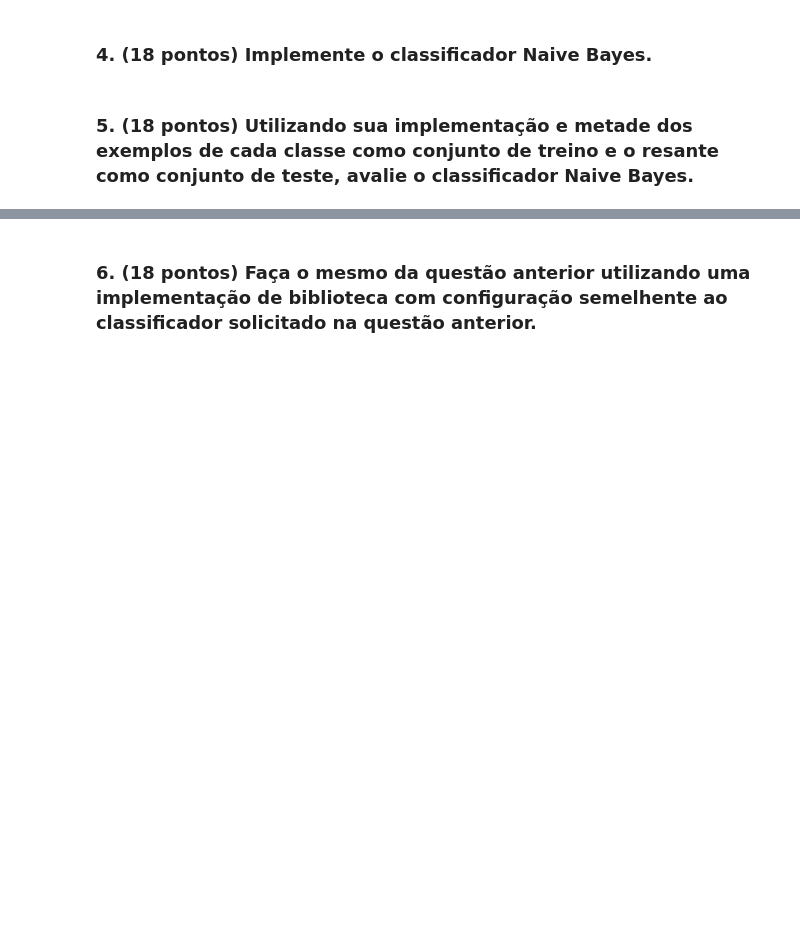
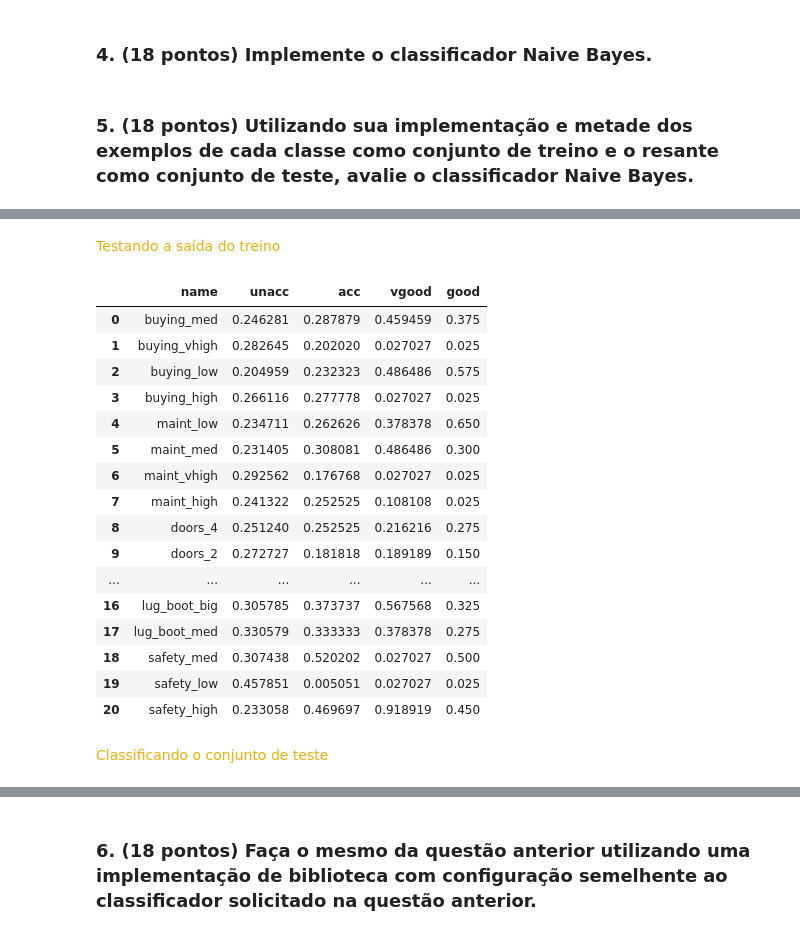
Before and after one commit to yuriresendematias/Aprendizagem-de-Maquina, a Jupyter notebook: Semana 7/Atividade7.ipynb, the cells around one changed output, grey strips where cells are left out. Drawn from its saved outputs; the diff is of its cells as text; code cells hidden in the pictures; blank space fills up the shorter version.

```diff
--- a/Semana 7/Atividade7.ipynb
+++ b/Semana 7/Atividade7.ipynb
@@ -132,2 +257,10 @@ med | unacc 357/1210
 # %% [markdown]
 ### 5. (18 pontos) Utilizando sua implementação e metade dos exemplos de cada classe como conjunto de treino e o resante como conjunto de teste, avalie o classificador Naive Bayes.
+# %%
+from sklearn.model_selection import train_test_split
+
+x_train, x_test, y_train, y_test = train_test_split(data.drop(['class'], axis=1), data['class'], test_size=0.5)
+# %%
+x = x_train.copy()
+x['class'] = y_train.copy()
+x.head()
@@ -133,0 +274,26 @@ med | unacc 357/1210
+# %% [markdown]
+<font color='#ebaf09'>Testando a saída do treino</font>
+# %%
+nb = Naive_bayes()
+nb.train(x, 'class')
+nb.nb_table
+# %% [output]
+|  | name | unacc | acc | vgood | good |
+| 0 | buying_med | 0.246281 | 0.287879 | 0.459459 | 0.375 |
+| 1 | buying_vhigh | 0.282645 | 0.202020 | 0.027027 | 0.025 |
+| 2 | buying_low | 0.204959 | 0.232323 | 0.486486 | 0.575 |
+| 3 | buying_high | 0.266116 | 0.277778 | 0.027027 | 0.025 |
+| 4 | maint_low | 0.234711 | 0.262626 | 0.378378 | 0.650 |
+| 5 | maint_med | 0.231405 | 0.308081 | 0.486486 | 0.300 |
+| 6 | maint_vhigh | 0.292562 | 0.176768 | 0.027027 | 0.025 |
+| 7 | maint_high | 0.241322 | 0.252525 | 0.108108 | 0.025 |
+| 8 | doors_4 | 0.251240 | 0.252525 | 0.216216 | 0.275 |
+| 9 | doors_2 | 0.272727 | 0.181818 | 0.189189 | 0.150 |
+| ... | ... | ... | ... | ... | ... |
+| 16 | lug_boot_big | 0.305785 | 0.373737 | 0.567568 | 0.325 |
+| 17 | lug_boot_med | 0.330579 | 0.333333 | 0.378378 | 0.275 |
+| 18 | safety_med | 0.307438 | 0.520202 | 0.027027 | 0.500 |
+| 19 | safety_low | 0.457851 | 0.005051 | 0.027027 | 0.025 |
+| 20 | safety_high | 0.233058 | 0.469697 | 0.918919 | 0.450 |
+# %% [markdown]
+<font color='#ebaf09'>Classificando o conjunto de teste</font>
```
Also changed, not shown: parts of 5 cells of this notebook.
